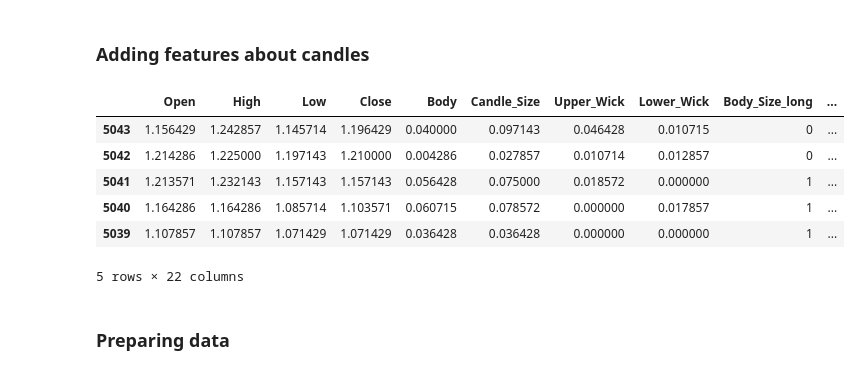
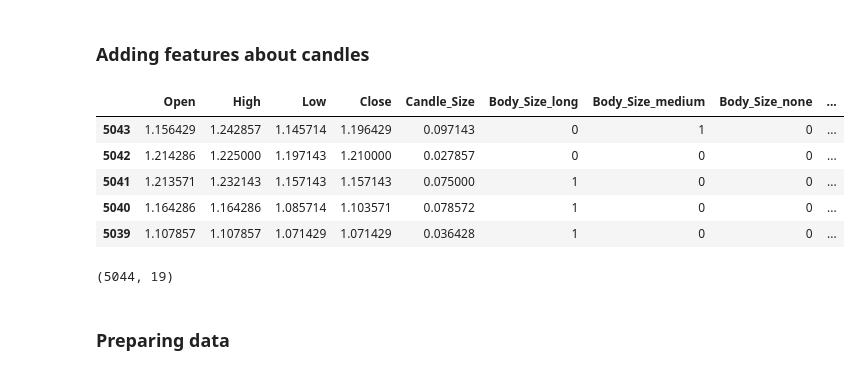
Before and after one commit to julianaAuzier/Candlesticks-Clustering, a Jupyter notebook: Challenge_3.ipynb, the cells around one changed output. Saved outputs shown, nothing was run; the diff lists cells and outputs as text; code cells hidden in the pictures.

```diff
--- a/Challenge_3.ipynb
+++ b/Challenge_3.ipynb
@@ -59,8 +59,8 @@ dtype: int64
 # %% [markdown]
 ### Adding features about candles
 # %%
-def classify_wick(wick, body):
-    proportion = wick / body if body != 0 else 0
+def classify_wick(wick, candle_size):
+    proportion = wick / candle_size if candle_size != 0 else 0
     if proportion >= .5:
         return 'long'
     elif .5 > proportion >= .25:
@@ -72,44 +72,48 @@ def classify_wick(wick, body):
 
 def classify_body_size(body, candle_size):
     proportion = body / candle_size if candle_size != 0 else 0
     if proportion >= .5:
         return 'long'
     elif .5 > proportion >= .25:
         return 'medium'
     elif .25 > proportion > 0:
         return 'short'
     else:
         return 'none'
 
 def calculate_characteristics(candles):
 
     candles['Body'] = abs(candles['Close'] - candles['Open'])
     candles['Candle_Size'] = candles['High'] - candles['Low']
 
     candles['Upper_Wick'] = candles['High'] - candles[['Open', 'Close']].max(axis=1)
     candles['Lower_Wick'] = candles[['Open', 'Close']].min(axis=1) - candles['Low']
 
     candles['Body_Size'] = candles.apply(lambda row: classify_body_size(row['Body'], row['Candle_Size']), axis=1)
 
-    candles['Upper_Wick_Class'] = candles.apply(lambda row: classify_wick(row['Upper_Wick'], row['Body']), axis=1)
-    candles['Lower_Wick_Class'] = candles.apply(lambda row: classify_wick(row['Lower_Wick'], row['Body']), axis=1)
+    candles['Upper_Wick_Class'] = candles.apply(lambda row: classify_wick(row['Upper_Wick'], row['Candle_Size']), axis=1)
+    candles['Lower_Wick_Class'] = candles.apply(lambda row: classify_wick(row['Lower_Wick'], row['Candle_Size']), axis=1)
 
     candles['Direction'] = np.where(candles['Close'] > candles['Open'], 'bullish', 'bearish')
 
     return candles
 
-data_new = calculate_characteristics(data.drop('Date', axis=1))
+data_new = calculate_characteristics(data.drop(['Date'], axis=1))
+data_new = data_new.drop(['Body','Upper_Wick','Lower_Wick'], axis=1)
 data_new = pd.get_dummies(data_new)
-data_new[data_new.columns[8:]] = data_new[data_new.columns[8:]].astype(int)
+data_new[data_new.columns[5:]] = data_new[data_new.columns[5:]].astype(int)
 data_new.head()
 # %% [output]
-|  | Open | High | Low | Close | Body | Candle_Size | Upper_Wick | Lower_Wick | Body_Size_long | ... |
-| 5043 | 1.156429 | 1.242857 | 1.145714 | 1.196429 | 0.040000 | 0.097143 | 0.046428 | 0.010715 | 0 | ... |
-| 5042 | 1.214286 | 1.225000 | 1.197143 | 1.210000 | 0.004286 | 0.027857 | 0.010714 | 0.012857 | 0 | ... |
-| 5041 | 1.213571 | 1.232143 | 1.157143 | 1.157143 | 0.056428 | 0.075000 | 0.018572 | 0.000000 | 1 | ... |
-| 5040 | 1.164286 | 1.164286 | 1.085714 | 1.103571 | 0.060715 | 0.078572 | 0.000000 | 0.017857 | 1 | ... |
-| 5039 | 1.107857 | 1.107857 | 1.071429 | 1.071429 | 0.036428 | 0.036428 | 0.000000 | 0.000000 | 1 | ... |
+|  | Open | High | Low | Close | Candle_Size | Body_Size_long | Body_Size_medium | Body_Size_none | ... |
+| 5043 | 1.156429 | 1.242857 | 1.145714 | 1.196429 | 0.097143 | 0 | 1 | 0 | ... |
+| 5042 | 1.214286 | 1.225000 | 1.197143 | 1.210000 | 0.027857 | 0 | 0 | 0 | ... |
+| 5041 | 1.213571 | 1.232143 | 1.157143 | 1.157143 | 0.075000 | 1 | 0 | 0 | ... |
+| 5040 | 1.164286 | 1.164286 | 1.085714 | 1.103571 | 0.078572 | 1 | 0 | 0 | ... |
+| 5039 | 1.107857 | 1.107857 | 1.071429 | 1.071429 | 0.036428 | 1 | 0 | 0 | ... |
-5 rows × 22 columns
+# %%
+data_new.shape
+# %% [output]
+(5044, 19)
 # %% [markdown]
 ### Preparing data
 # %%
```
Also changed, not shown: parts of 5 cells of this notebook.
